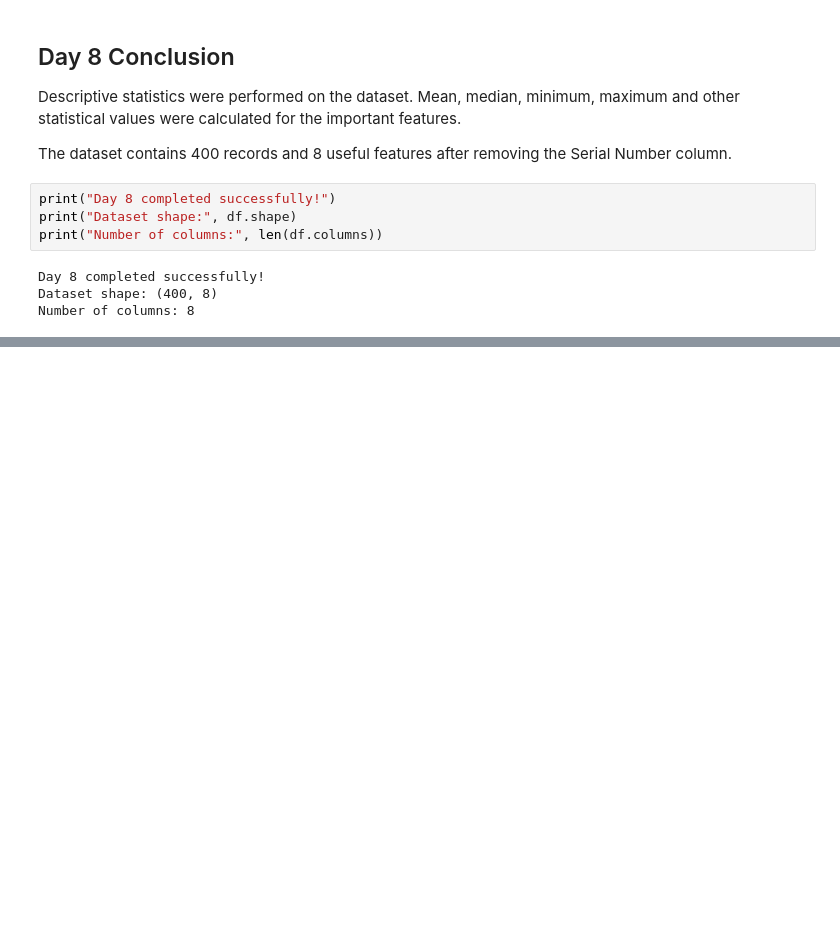
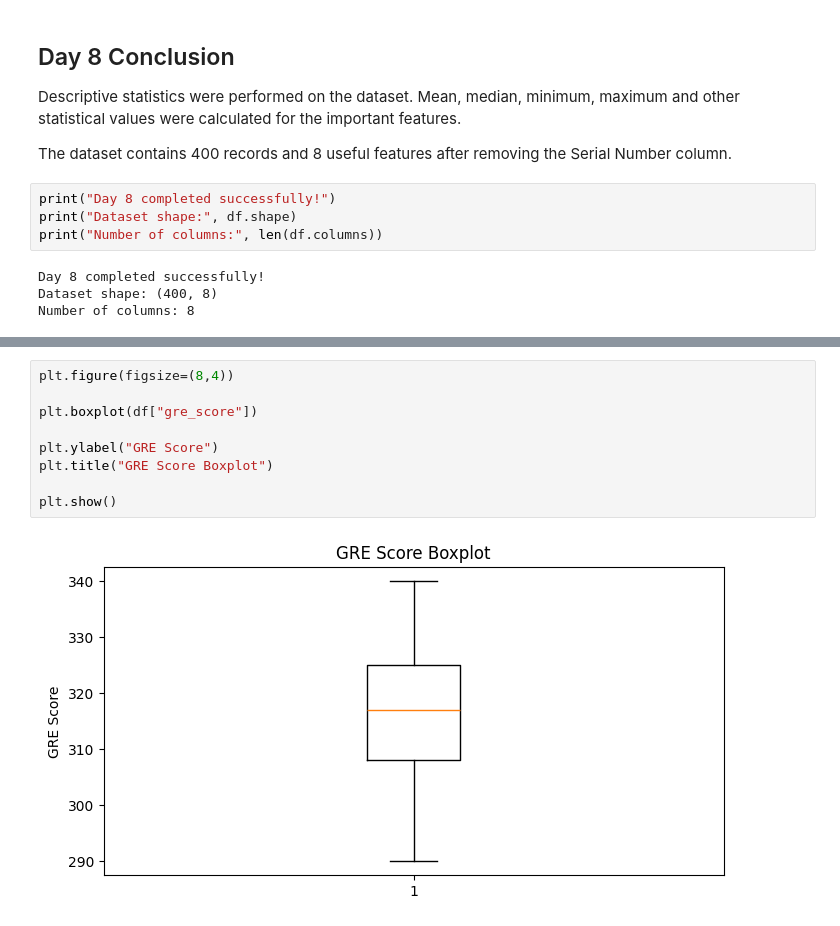
Before and after one commit to sumanamishra1120-ux/Chance-of-Admission-Higher-Studies, a Jupyter notebook: Chance_of_Admission_Higher_Studies.ipynb, the cells around one changed output, grey strips where cells are left out. Saved outputs shown, nothing was run; the diff lists cells and outputs as text; blank space fills up the shorter version.

```diff
--- a/Chance_of_Admission_Higher_Studies.ipynb
+++ b/Chance_of_Admission_Higher_Studies.ipynb
@@ -816,0 +888,11 @@ Number of columns: 8
+# %%
+plt.figure(figsize=(8,4))
+
+plt.boxplot(df["gre_score"])
+
+plt.ylabel("GRE Score")
+plt.title("GRE Score Boxplot")
+
+plt.show()
+# %% [output]
+[figure, added]
```
Also changed, not shown: parts of 17 cells of this notebook.
